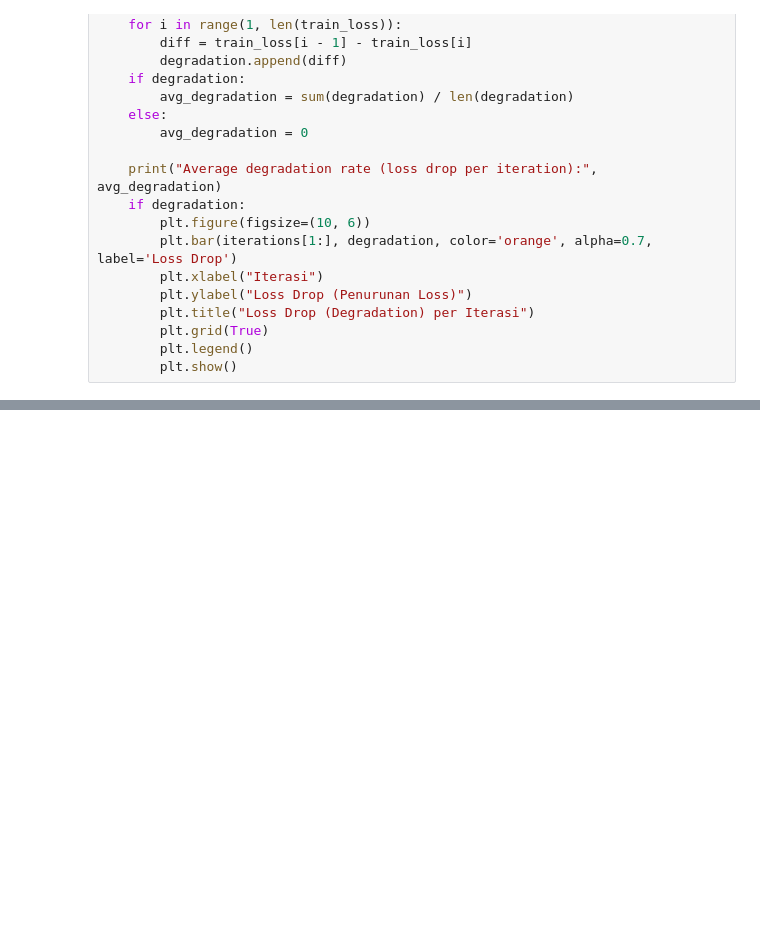
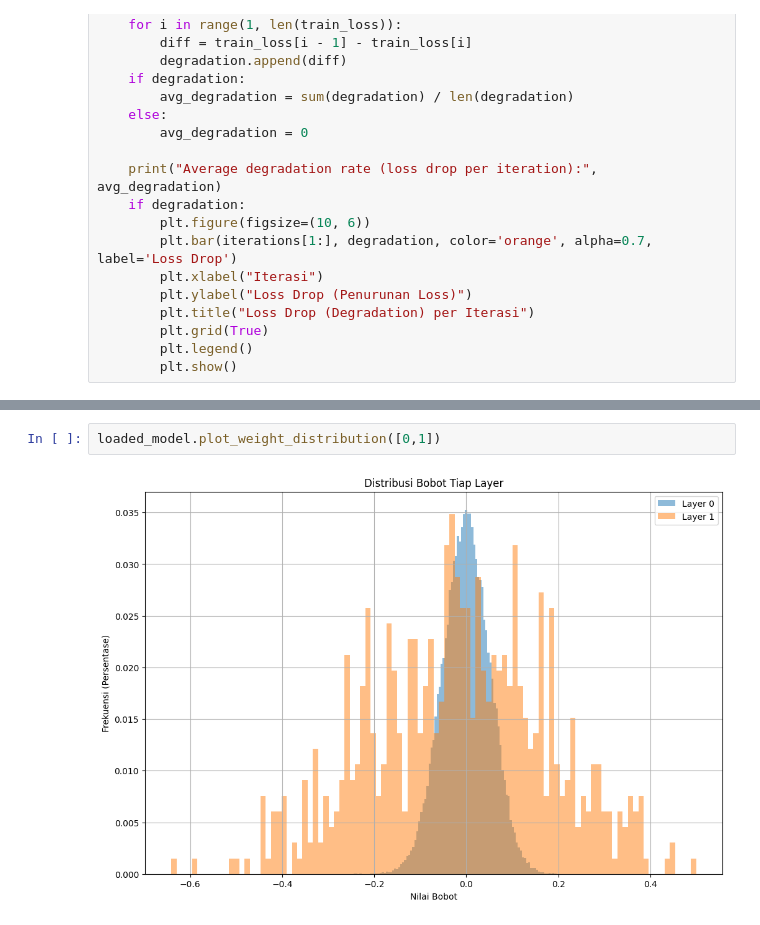
Before and after one commit to mybajwk/ML-49, a Jupyter notebook: src/main.ipynb, the cells around one changed output, grey strips where cells are left out. Cells and saved outputs as stored; diff of their text form; blank space fills up the shorter version.

```diff
--- a/src/main.ipynb
+++ b/src/main.ipynb
@@ -284,0 +303,4 @@ Average degradation rate (loss drop per iteration): 0.006766147602008486
+# %%
+loaded_model.plot_weight_distribution([0,1])
+# %% [output]
+[figure, added]
```
Also changed, not shown: parts of 9 cells of this notebook.
